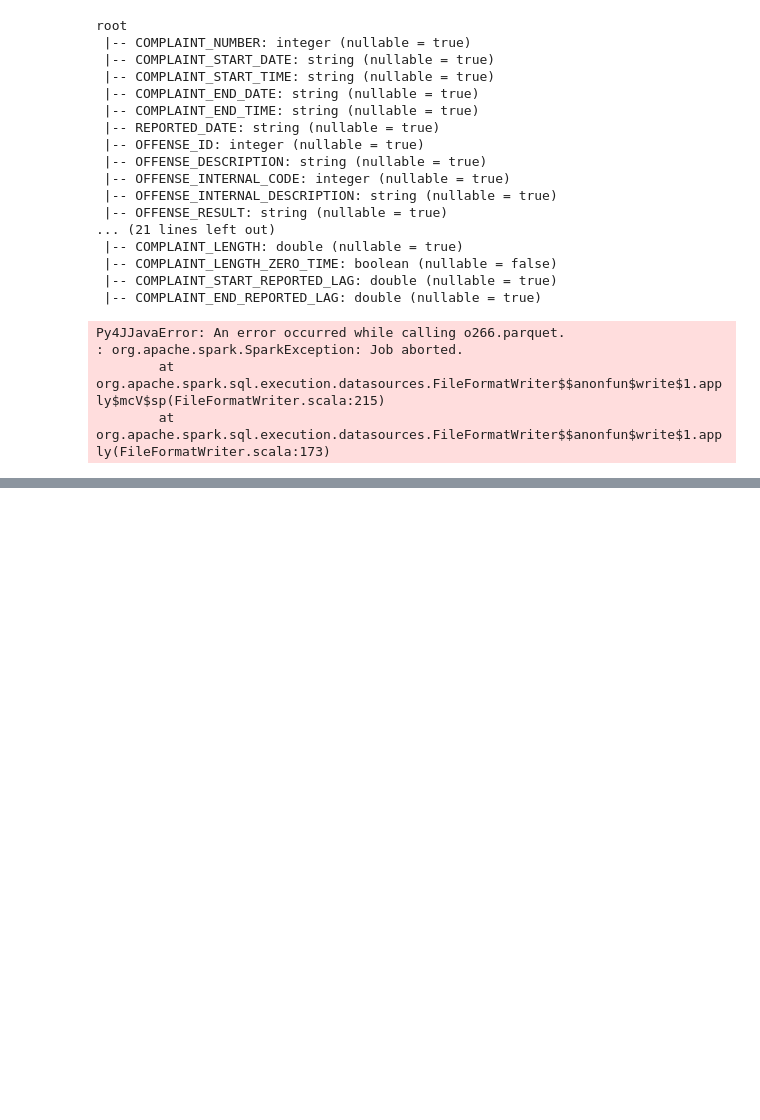
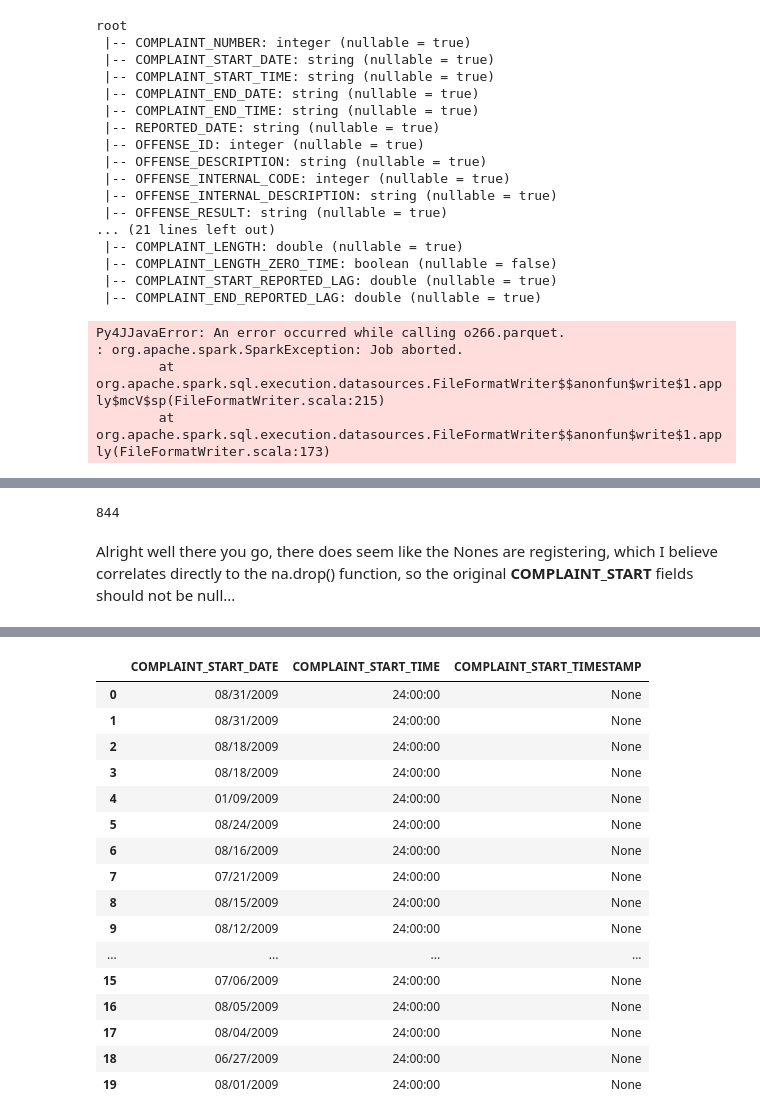
Before and after one commit to strikingmoose/nypd_complaints, a Jupyter notebook: notebook/8 - Data Exploration (Part III - Feature Building).ipynb, the cells around one changed output, grey strips where cells are left out. Saved outputs shown, nothing was run; the diff lists cells and outputs as text; code cells hidden in the pictures; blank space fills up the shorter version.

```diff
--- a/notebook/8 - Data Exploration (Part III - Feature Building).ipynb
+++ b/notebook/8 - Data Exploration (Part III - Feature Building).ipynb
@@ -407,0 +444,10 @@ Py4JJavaError: An error occurred while calling o266.parquet.
+# %%
+df_na_drop.where(col("COMPLAINT_START_TIMESTAMP").isNull()).count()
+# %% [output]
+844
+# %% [markdown]
+Alright well there you go, there does seem like the Nones are registering, which I believe correlates directly to the na.drop() function, so the original **COMPLAINT\_START** fields should not be null...
+# %%
+%%read_sql
+SELECT COMPLAINT_START_DATE, COMPLAINT_START_TIME, COMPLAINT_START_TIMESTAMP FROM df_na_drop WHERE COMPLAINT_START_TIMESTAMP IS NULL LIMIT 20
+# %% [output]
@@ -407,0 +455,17 @@ Py4JJavaError: An error occurred while calling o266.parquet.
+|  | COMPLAINT_START_DATE | COMPLAINT_START_TIME | COMPLAINT_START_TIMESTAMP |
+| 0 | 08/31/2009 | 24:00:00 | None |
+| 1 | 08/31/2009 | 24:00:00 | None |
+| 2 | 08/18/2009 | 24:00:00 | None |
+| 3 | 08/18/2009 | 24:00:00 | None |
+| 4 | 01/09/2009 | 24:00:00 | None |
+| 5 | 08/24/2009 | 24:00:00 | None |
+| 6 | 08/16/2009 | 24:00:00 | None |
+| 7 | 07/21/2009 | 24:00:00 | None |
+| 8 | 08/15/2009 | 24:00:00 | None |
+| 9 | 08/12/2009 | 24:00:00 | None |
+| ... | ... | ... | ... |
+| 15 | 07/06/2009 | 24:00:00 | None |
+| 16 | 08/05/2009 | 24:00:00 | None |
+| 17 | 08/04/2009 | 24:00:00 | None |
+| 18 | 06/27/2009 | 24:00:00 | None |
+| 19 | 08/01/2009 | 24:00:00 | None |
```
Also changed, not shown: parts of 14 cells of this notebook.
